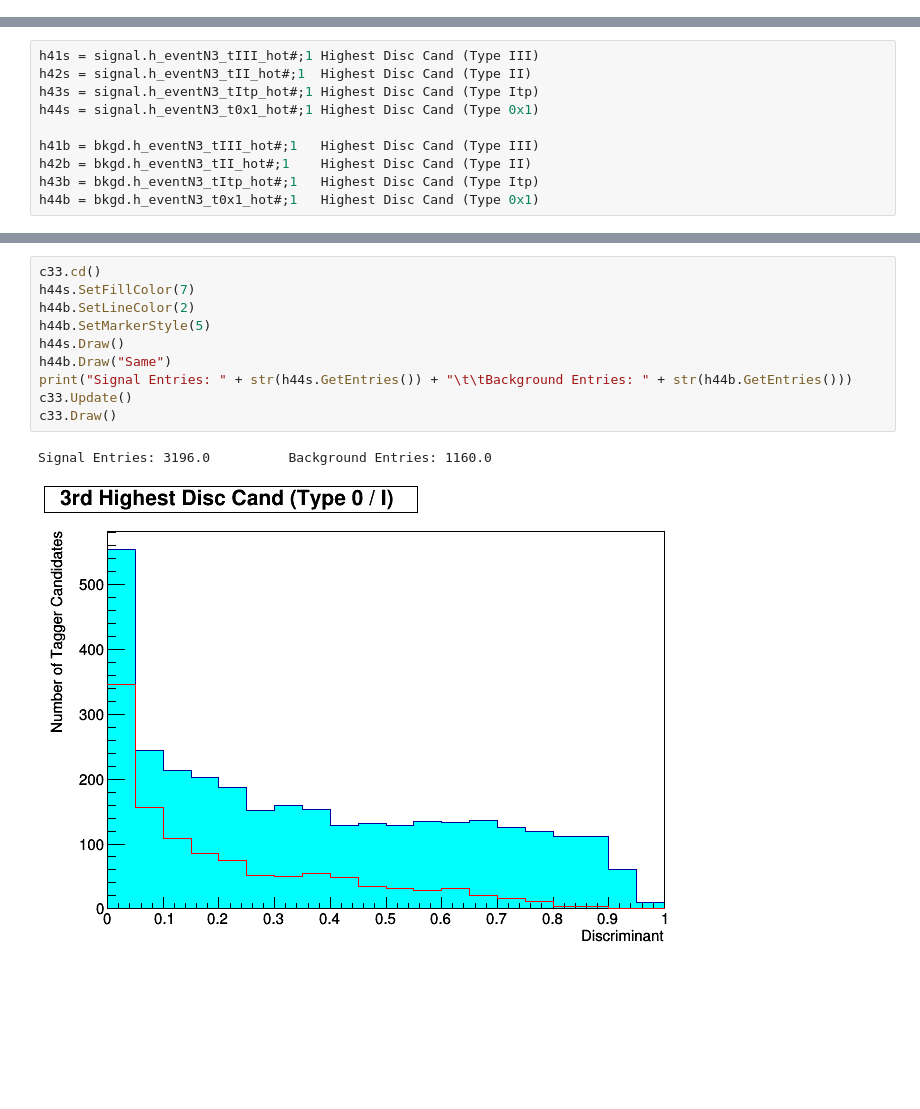
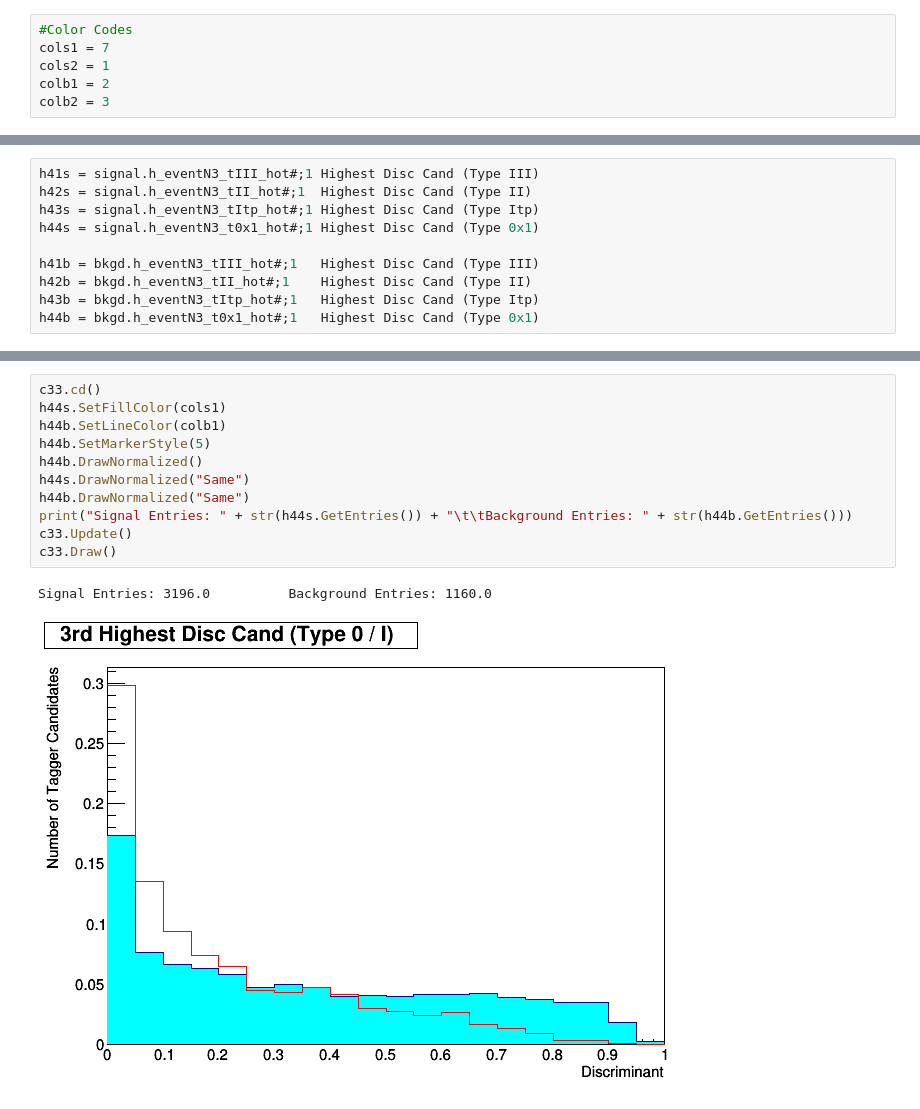
Before and after one commit to NJManganelli/TaggerTest, a Jupyter notebook: ntupler/plugins/.PlotsV2.ipynb, the cells around one changed output, grey strips where cells are left out. Cells and saved outputs as stored; diff of their text form; blank space fills up the shorter version.

```diff
--- a/ntupler/plugins/.PlotsV2.ipynb
+++ b/ntupler/plugins/.PlotsV2.ipynb
@@ -3,6 +3,12 @@ import ROOT
 ROOT.gStyle.SetOptStat(0)
 # %% [output]
 Welcome to JupyROOT 6.10/05
+# %%
+#Color Codes
+cols1 = 7
+cols2 = 1
+colb1 = 2
+colb2 = 3
 # %%
 #signal split into two trees, 42k and 35k respectively. This processed file specifically only has the 42k
 #signal from 350k events, so 42k portion from ~188k events, effectively
@@ -589,13 +677,14 @@ Signal Entries: 868.0           Background Entries: 0.0
 # %%
 c33.cd()
-h44s.SetFillColor(7)
-h44b.SetLineColor(2)
+h44s.SetFillColor(cols1)
+h44b.SetLineColor(colb1)
 h44b.SetMarkerStyle(5)
-h44s.Draw()
-h44b.Draw("Same")
+h44b.DrawNormalized()
+h44s.DrawNormalized("Same")
+h44b.DrawNormalized("Same")
 print("Signal Entries: " + str(h44s.GetEntries()) + "\t\tBackground Entries: " + str(h44b.GetEntries()))
 c33.Update()
 c33.Draw()
 # %% [output]
 Signal Entries: 3196.0          Background Entries: 1160.0
-[figure, old version]
+[figure, new version]
```
Also changed, not shown: parts of 40 cells of this notebook, 5 other files.
